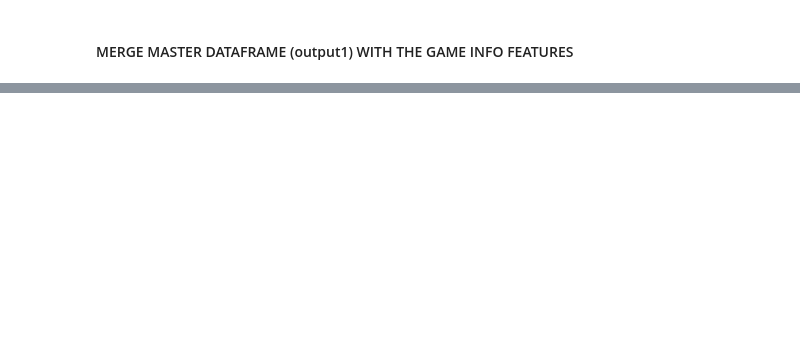
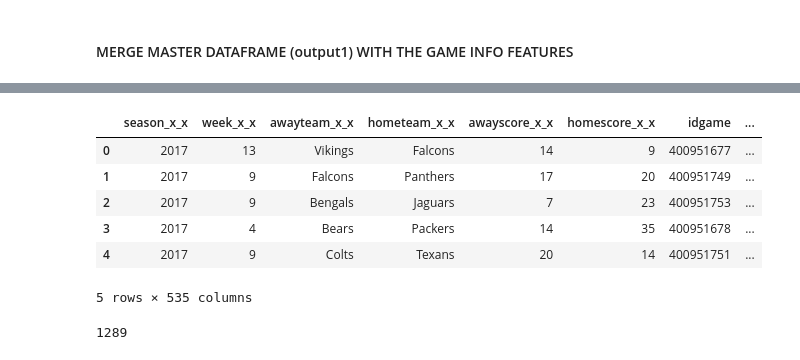
Before and after one commit to nflpredictor/nfl, a Jupyter notebook: 02_features_engineering/seach_final_dataset.ipynb, the cells around one changed output, grey strips where cells are left out. Saved outputs shown, nothing was run; the diff lists cells and outputs as text; code cells hidden in the pictures; blank space fills up the shorter version.

Commit message:
update notebook with feature win_streak & add file nfl_dataset_v4

```diff
--- a/02_features_engineering/seach_final_dataset.ipynb
+++ b/02_features_engineering/seach_final_dataset.ipynb
@@ -124,10 +135,10 @@ data2.head()
 data2 = data2.drop(columns=['Unnamed: 0'])
 # %%
  # using merge function by setting how='left' to keep in line with the master file
-output2 = pd.merge(output1, data2,
+output4 = pd.merge(output3, data2,
                    on='idgame',
                    how='left')
 
 # displaying result
-output2.head()
+output4.head()
 # %% [output]
@@ -140,0 +158,11 @@ output2.head()
+# %%
+data3 = pd.read_csv('../04_datasets/teams_win_streak.csv')
+# %%
+# using merge function by setting how='left' to keep in line with the master file
+output5 = pd.merge(output4, data3,
+                   left_on=['idgame','awayteam_x'],
+                   right_on = ['idgame','team'],
+                   how='left')
+
+# displaying result
+output5.head()
@@ -140,0 +177,8 @@ output2.head()
+# %%
+output6 = pd.merge(output4, data3,
+                   left_on=['idgame','hometeam_x'],
+                   right_on = ['idgame','team'],
+                   how='left')
+
+# displaying result
+output6.head()
@@ -141,2 +193,22 @@ output2.head()
+# %%
+output7 = pd.merge(output5, output6,
+                   left_on= 'idgame',
+                   right_on = 'idgame',
+                   how='inner')
+
+# displaying result
+output7.head()
+# %% [output]
+|  | season_x_x | week_x_x | awayteam_x_x | hometeam_x_x | awayscore_x_x | homescore_x_x | idgame | ... |
+| 0 | 2017 | 13 | Vikings | Falcons | 14 | 9 | 400951677 | ... |
+| 1 | 2017 | 9 | Falcons | Panthers | 17 | 20 | 400951749 | ... |
+| 2 | 2017 | 9 | Bengals | Jaguars | 7 | 23 | 400951753 | ... |
+| 3 | 2017 | 4 | Bears | Packers | 14 | 35 | 400951678 | ... |
+| 4 | 2017 | 9 | Colts | Texans | 20 | 14 | 400951751 | ... |
+5 rows × 535 columns
+# %%
+len(output7)
+# %% [output]
+1289
 # %%
 # Creation of the csv
```
Also changed, not shown: parts of 12 cells of this notebook, 1 other file.
